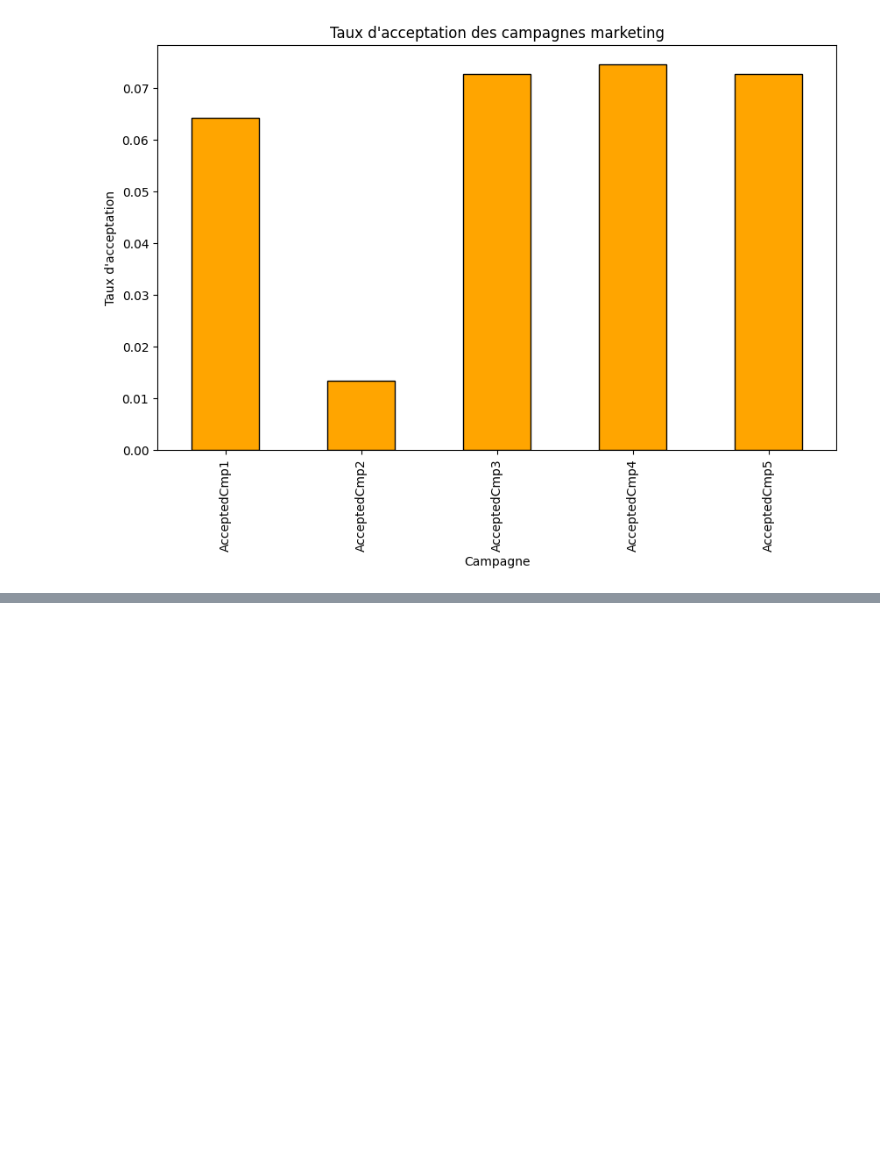
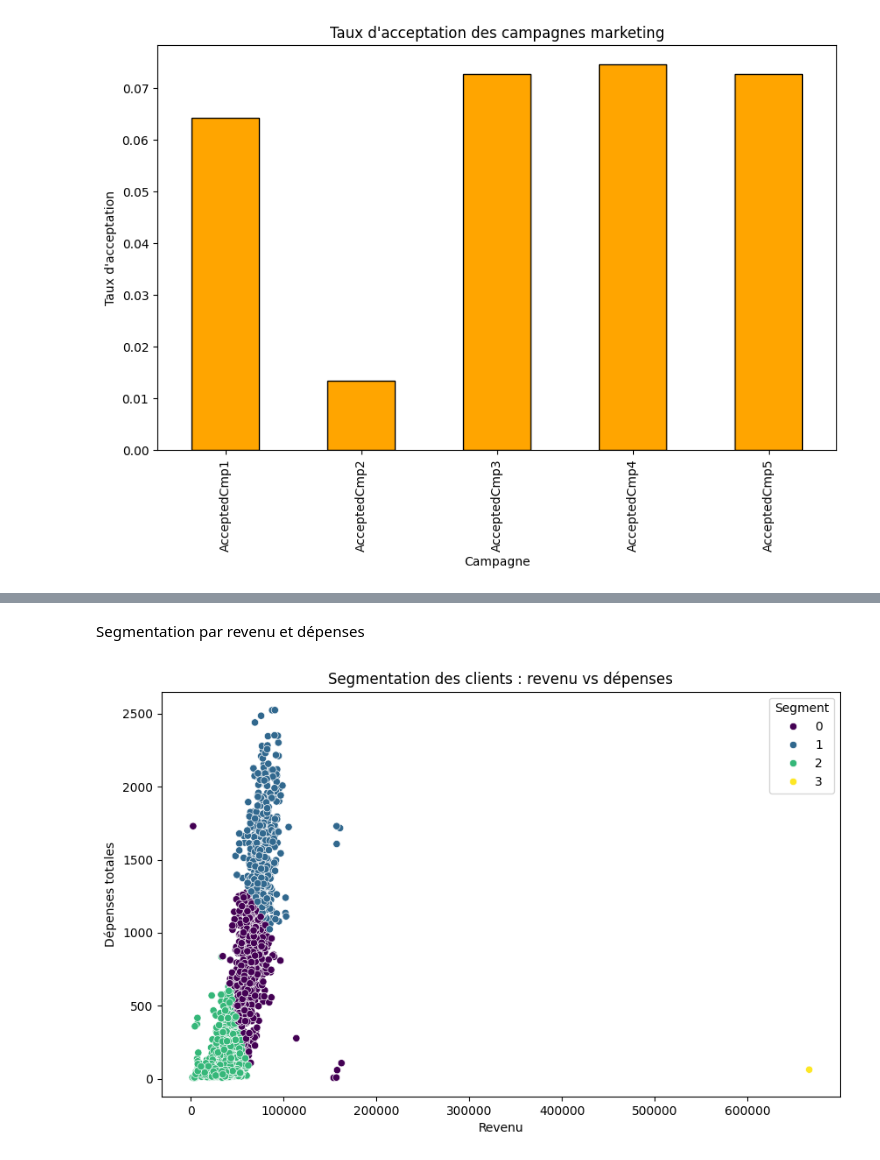
Before and after one commit to NdongoMamoudou/analyse-donnees-fraude-marketing, a Jupyter notebook: notebook/AnalyseDesCampagnesMarketing.ipynb, the cells around one changed output, grey strips where cells are left out. Saved outputs shown, nothing was run; the diff lists cells and outputs as text; code cells hidden in the pictures; blank space fills up the shorter version.

```diff
--- a/notebook/AnalyseDesCampagnesMarketing.ipynb
+++ b/notebook/AnalyseDesCampagnesMarketing.ipynb
@@ -353,0 +370,21 @@ plt.show()
+# %% [markdown]
+Segmentation par revenu et dépenses
+# %%
+# Standardisation des données
+scaler = StandardScaler()
+scaled_data = scaler.fit_transform(df[['Income', 'TotalSpent']])
+
+# Application de K-Means
+kmeans = KMeans(n_clusters=4, random_state=42)
+df['Segment'] = kmeans.fit_predict(scaled_data)
+
+# Visualisation des clusters
+plt.figure(figsize=(10, 6))
+sns.scatterplot(x='Income', y='TotalSpent', hue='Segment', data=df, palette='viridis')
+plt.title("Segmentation des clients : revenu vs dépenses")
+plt.xlabel("Revenu")
+plt.ylabel("Dépenses totales")
+plt.legend(title="Segment")
+plt.show()
+# %% [output]
+[figure, added]
```
Also changed, not shown: parts of 5 cells of this notebook.
